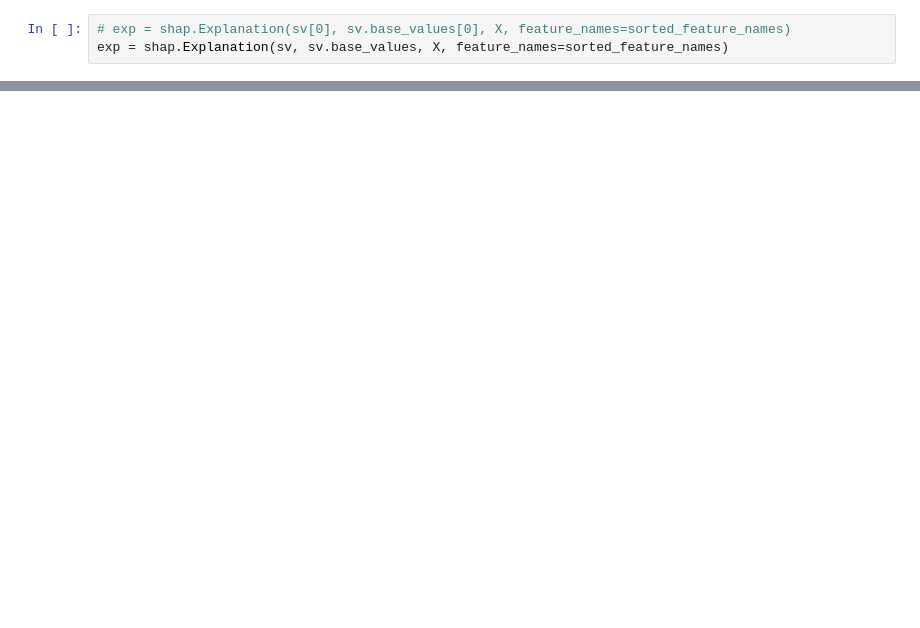
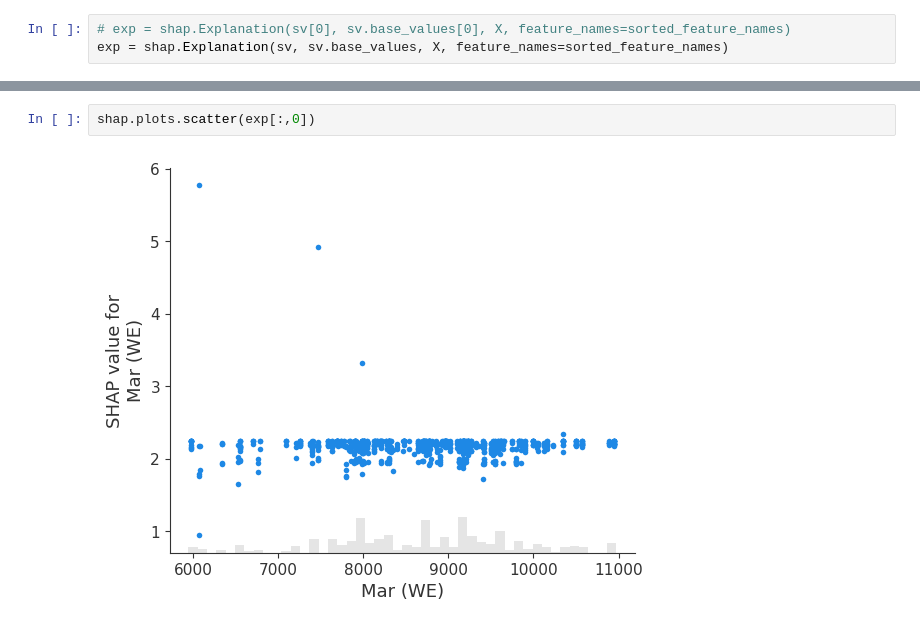
Before and after one commit to aajb99/final_proj_486, a Jupyter notebook: final_mod_rf.ipynb, the cells around one changed output, grey strips where cells are left out. Drawn from its saved outputs; the diff is of its cells as text; blank space fills up the shorter version.

```diff
--- a/final_mod_rf.ipynb
+++ b/final_mod_rf.ipynb
@@ -457,0 +477,4 @@ selected_feature_names = selected_features
+# %%
+shap.plots.scatter(exp[:,0])
+# %% [output]
+[figure, added]
```
Also changed, not shown: parts of 19 cells of this notebook.
